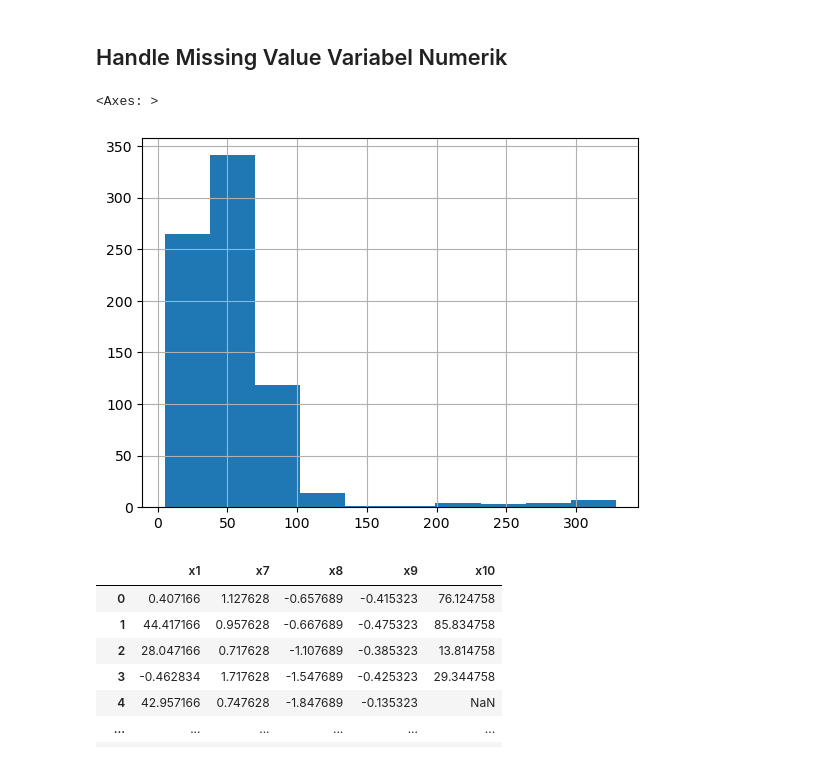
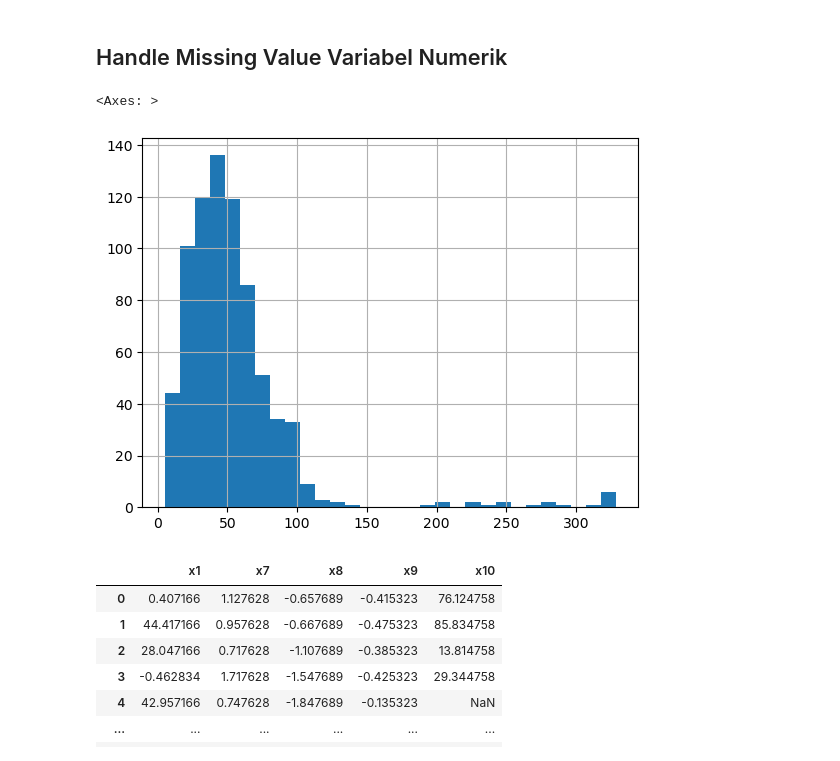
Before and after one commit to zaldiabdulhadi/eas-project-regresi, a Jupyter notebook: eas_project-draft.ipynb, the cells around one changed output. Drawn from its saved outputs; the diff is of its cells as text; code cells hidden in the pictures.

```diff
--- a/eas_project-draft.ipynb
+++ b/eas_project-draft.ipynb
@@ -171,10 +173,10 @@ test_categorical_cols = df_test.select_dtypes(['object']).columns.to_list()
 # %% [markdown]
 ## Handle Missing Value Variabel Numerik
 # %%
-df_train['y'].hist()
+df_train['y'].hist(bins=30)
 # %% [output]
 <Axes: >
-[figure, old version]
+[figure, new version]
 # %%
 df_train[numerical_cols]
 # %% [output]
```
Also changed, not shown: parts of 30 cells of this notebook, 7 other files.
